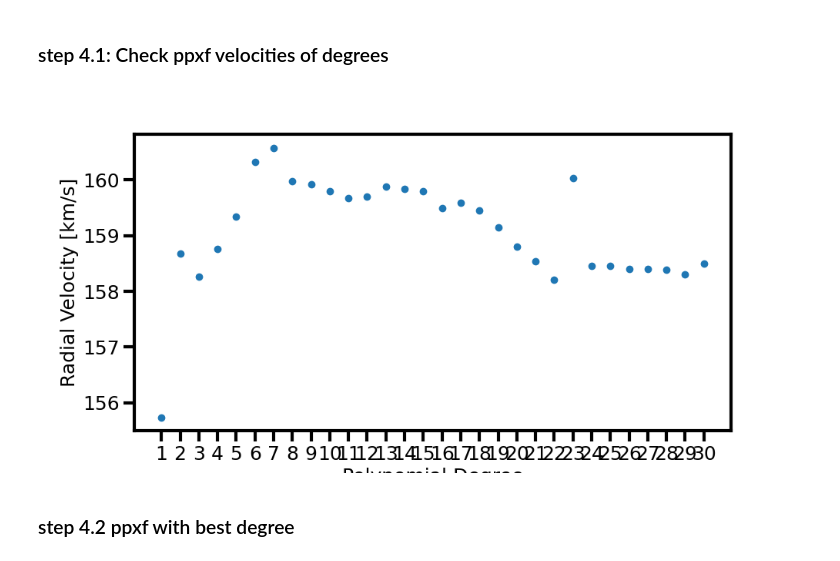
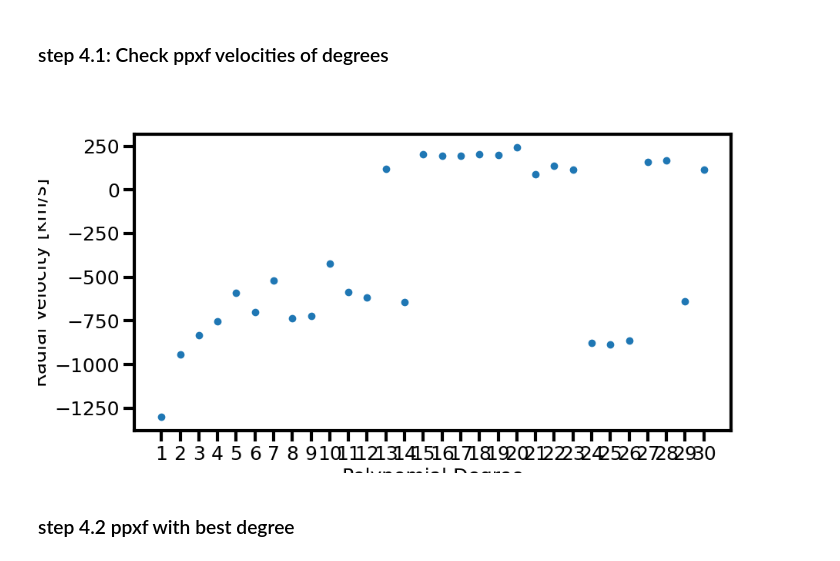
Before and after one commit to daniel-lyon/CAS-Summer-Project, a Jupyter notebook: scripts/main.ipynb, the cells around one changed output. Cells and saved outputs as stored; diff of their text form; code cells hidden in the pictures.

```diff
--- a/scripts/main.ipynb
+++ b/scripts/main.ipynb
@@ -76,26 +94,26 @@ OSError: File '/home/daniel/Documents/Swinburne/ultra-diffuse-galaxies/results/N
 ### step 4.1: Check ppxf velocities of degrees
 # %%
 """ User inputs """
-ppxf_file = '/home/daniel/Documents/Swinburne/ultra-diffuse-galaxies/results/NGC_247/GCs2/obj3/mean_NCS.fits' # path to ppxf input file
+ppxf_file = '/home/daniel/Documents/Swinburne/ultra-diffuse-galaxies/results/NGC_247/10P/obj1/mean_NCS.fits' # path to ppxf input file
 fwhm_gal = 5000 / 1800 # instrument resolution
 min_degrees, max_degrees = 1, 30 # min and max degrees for Legendre polynomials
 
 degrees = np.arange(min_degrees, max_degrees+1) # make a list of numbers to test for degree
 velocities = []
 for deg in tqdm(degrees):
     vel, sigma, h3, h4 = ppxf_kinematics(ppxf_file, fwhm_gal, deg)
     clear_output(wait=True)
     velocities.append(vel)
 plt.close()
 
 plt.figure(figsize=(10, 5))
 plt.scatter(degrees, velocities)
 plt.xlabel("Polynomial Degree")
 plt.ylabel("Radial Velocity [km/s]")
 plt.xticks(np.arange(min(degrees), max(degrees)+1, 1.0))
 plt.show()
 # %% [output]
-[figure, old version]
+[figure, new version]
 # %% [markdown]
 ### step 4.2 ppxf with best degree
 # %%
```
Also changed, not shown: parts of 4 cells of this notebook, 32 other files.
